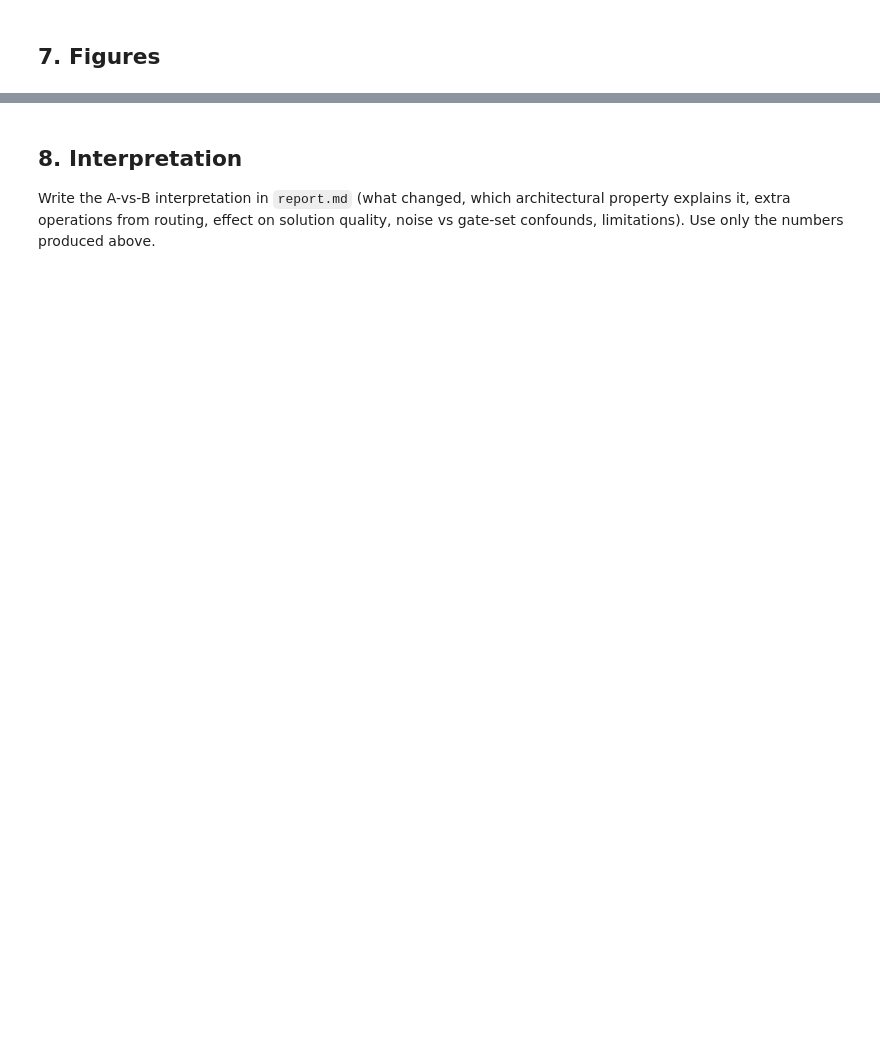
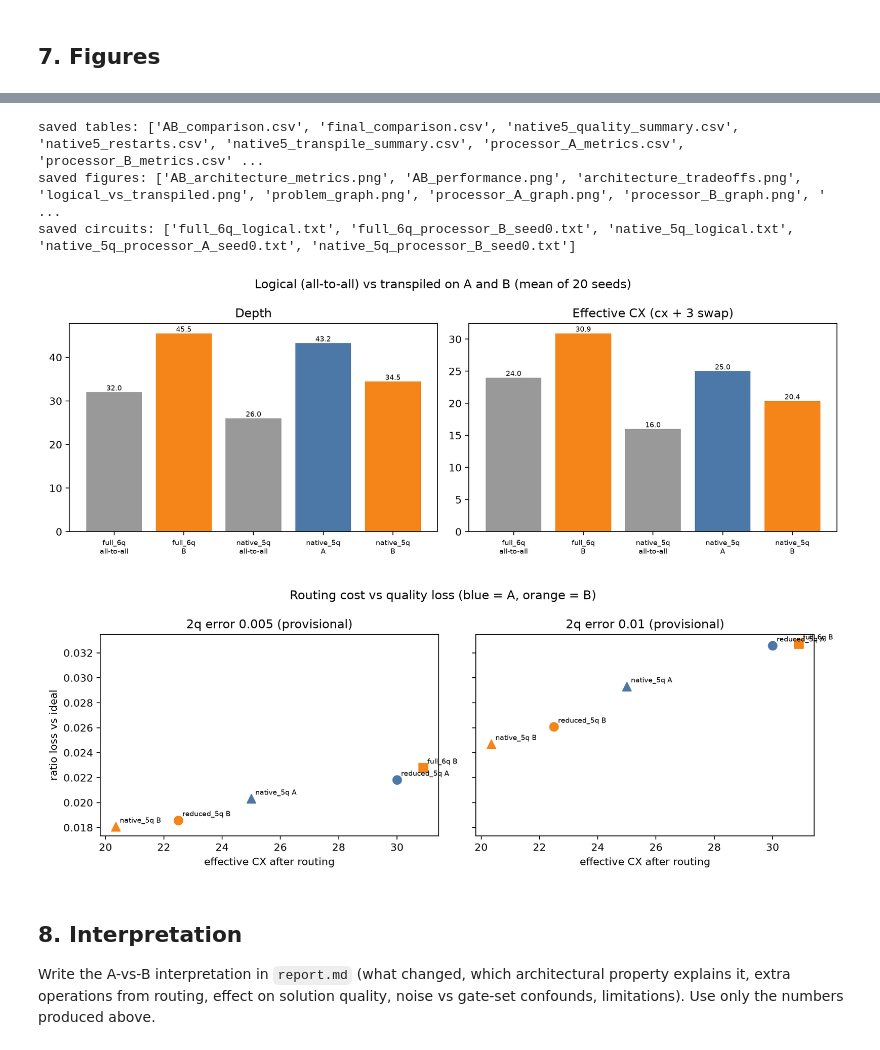
Before and after one commit to mandodariraju/-qff2026-o1-maxcut, a Jupyter notebook: main.ipynb, the cells around one changed output, grey strips where cells are left out. Saved outputs shown, nothing was run; the diff lists cells and outputs as text; code cells hidden in the pictures; blank space fills up the shorter version.

Commit message:
Add extra figures, comparison tables and transpiled circuit text

```diff
--- a/main.ipynb
+++ b/main.ipynb
@@ -266,5 +292,15 @@ figures saved: ['AB_architecture_metrics.png', 'AB_performance.png', 'problem_gr
 [figure]
 [figure]
+# %%
+run_module("src.make_extra_outputs")
+for p in ["logical_vs_transpiled", "architecture_tradeoffs"]:
+    display(Image(f"results/figures/{p}.png"))
+# %% [output]
+saved tables: ['AB_comparison.csv', 'final_comparison.csv', 'native5_quality_summary.csv', 'native5_restarts.csv', 'native5_transpile_summary.csv', 'processor_A_metrics.csv', 'processor_B_metrics.csv' ...
+saved figures: ['AB_architecture_metrics.png', 'AB_performance.png', 'architecture_tradeoffs.png', 'logical_vs_transpiled.png', 'problem_graph.png', 'processor_A_graph.png', 'processor_B_graph.png', ' ...
+saved circuits: ['full_6q_logical.txt', 'full_6q_processor_B_seed0.txt', 'native_5q_logical.txt', 'native_5q_processor_A_seed0.txt', 'native_5q_processor_B_seed0.txt']
+[figure, added]
+[figure, added]
 # %% [markdown]
 ## 8. Interpretation
 
```
Also changed, not shown: parts of 2 cells of this notebook, 12 other files.
